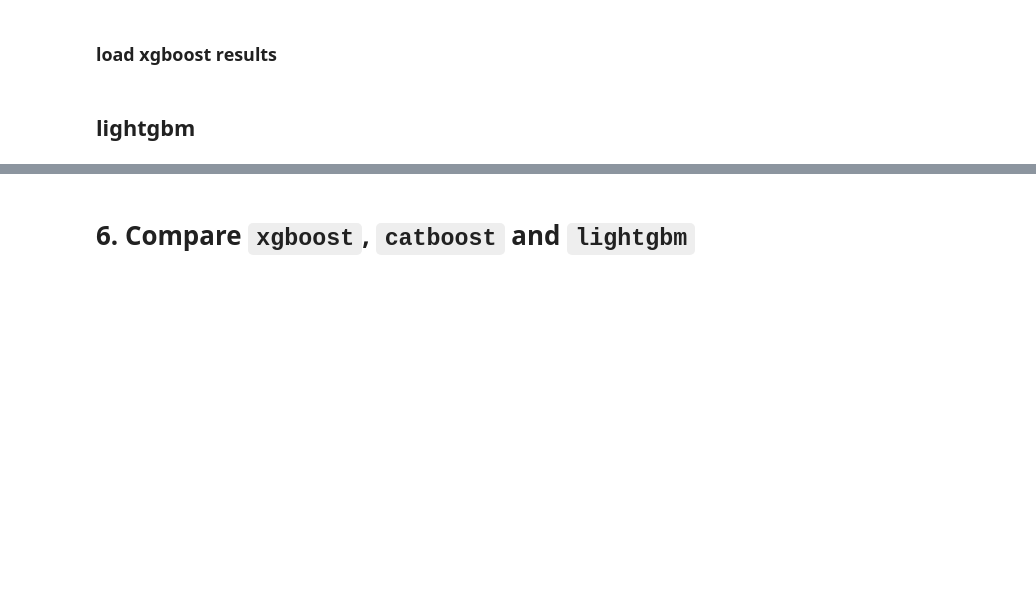
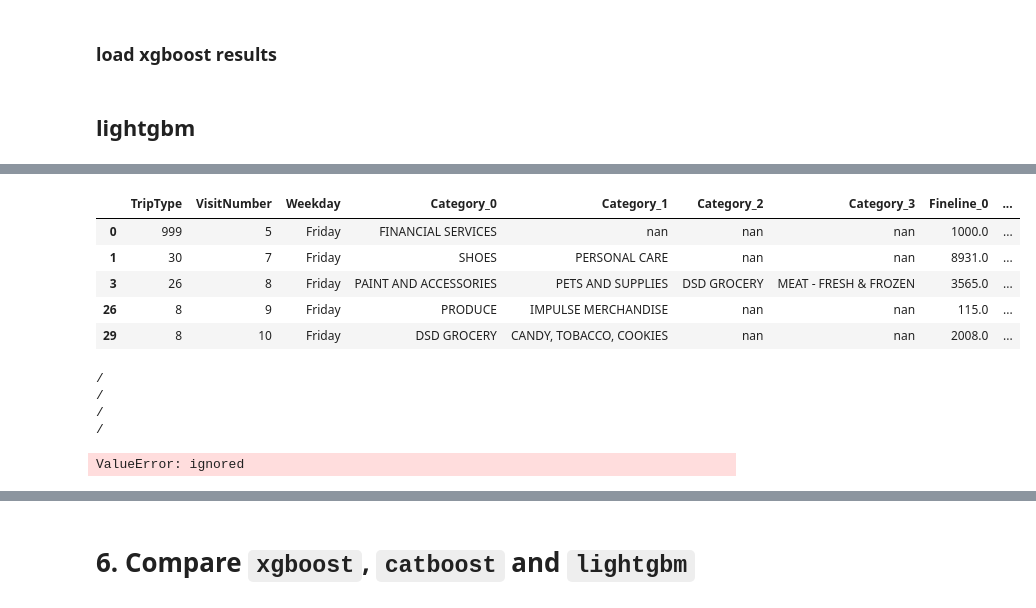
Before and after one commit to YaroslavFYPM/iitp-ml-ds, a Jupyter notebook: 2023/seminar-6-gbt/6_2_hw_5_gbt.ipynb, the cells around one changed output, grey strips where cells are left out. Drawn from its saved outputs; the diff is of its cells as text; code cells hidden in the pictures; blank space fills up the shorter version.

```diff
--- a/2023/seminar-6-gbt/6_2_hw_5_gbt.ipynb
+++ b/2023/seminar-6-gbt/6_2_hw_5_gbt.ipynb
@@ -1224,0 +1228,30 @@ import lightgbm as lgb
+# %%
+for col in df_train_lgb.columns:
+    if col.startswith('Category'):
+        df_train_lgb[col]=df_train_lgb[col].apply(str)
+    if col.startswith('Fineline'):
+        df_train_lgb[col]=df_train_lgb[col].apply(str)
+
+df_train_lgb['Weekday']=df_train_lgb['Weekday'].apply(str)
+df_train_lgb['is_Weekend']=df_train_lgb['is_Weekend'].apply(int)
+
+for col in df_test_lgb.columns:
+    if col.startswith('Category'):
+        df_test_lgb[col]=df_test_lgb[col].apply(str)
+    if col.startswith('Fineline'):
+        df_test_lgb[col]=df_test_lgb[col].apply(str)
+
+df_test_lgb['Weekday']=df_test_lgb['Weekday'].apply(str)
+df_test_lgb['is_Weekend']=df_test_lgb['is_Weekend'].apply(int)
+# %%
+df_train_lgb.fillna('NaN', inplace=True)
+df_test_lgb.fillna('NaN', inplace=True)
+# %%
+df_train_lgb.head()
+# %% [output]
+|  | TripType | VisitNumber | Weekday | Category_0 | Category_1 | Category_2 | Category_3 | Fineline_0 | ... |
+| 0 | 999 | 5 | Friday | FINANCIAL SERVICES | nan | nan | nan | 1000.0 | ... |
+| 1 | 30 | 7 | Friday | SHOES | PERSONAL CARE | nan | nan | 8931.0 | ... |
+| 3 | 26 | 8 | Friday | PAINT AND ACCESSORIES | PETS AND SUPPLIES | DSD GROCERY | MEAT - FRESH & FROZEN | 3565.0 | ... |
+| 26 | 8 | 9 | Friday | PRODUCE | IMPULSE MERCHANDISE | nan | nan | 115.0 | ... |
+| 29 | 8 | 10 | Friday | DSD GROCERY | CANDY, TOBACCO, COOKIES | nan | nan | 2008.0 | ... |
@@ -1224,0 +1265,21 @@ import lightgbm as lgb
+# %%
+le = LabelEncoder()
+
+for col in df_train_lgb.columns:
+    if col.startswith('Category'):
+        df_train_lgb[col] = le_departments.transform(df_train_lgb[col])
+        df_test_lgb[col] = le_departments.transform(df_test_lgb[col])
+        print('/')
+    if col.startswith('Fineline'):
+        df_train_lgb[col] = le_finelines.transform(df_train_lgb[col])
+        df_test_lgb[col] = le_finelines.transform(df_test_lgb[col])
+        print('/')
+
+df_train_lgb['Weekday']=le.fit_transform(df_train_lgb['Weekday'])
+df_test_lgb['Weekday'] = le.transform(df_test_lgb['Weekday'])
+# %% [output]
+/
+/
+/
+/
+ValueError: ignored
```
Also changed, not shown: parts of 7 cells of this notebook.
